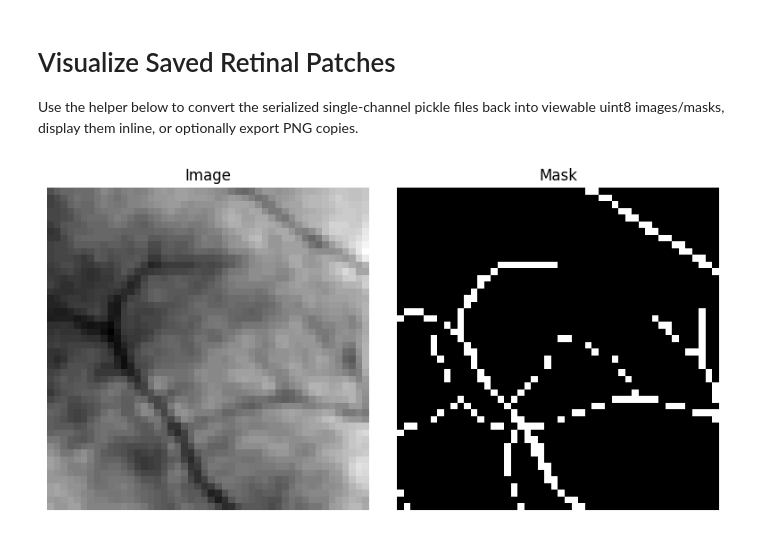
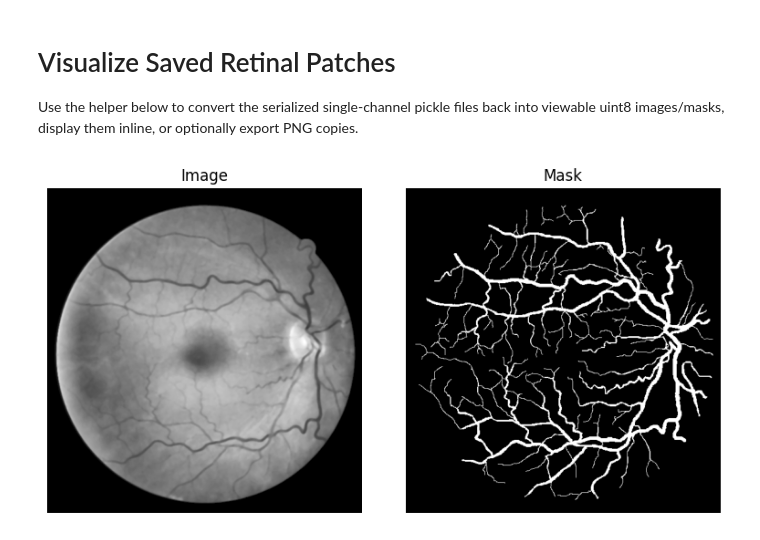
Before and after one commit to RenatoCausing/FR-UNet, a Jupyter notebook: PreviewPKL.ipynb, the cells around one changed output. Cells and saved outputs as stored; diff of their text form; code cells hidden in the pictures.

```diff
--- a/PreviewPKL.ipynb
+++ b/PreviewPKL.ipynb
@@ -65,18 +65,21 @@ def display_pair(img_pkl: Path, mask_pkl: Path, figsize: Tuple[int, int] = (8, 4
 def get_patch_pair(folder: Path, index: int) -> Tuple[Path, Path]:
     """Return img/mask pickle paths for a given numeric index."""
     folder = Path(folder)
-    img_path = folder / f"img_patch_{index}.pkl"
-    mask_path = folder / f"gt_patch_{index}.pkl"
+    img_path = folder / f"img/img_DRIVE_DRIVE_00{index}.pkl"
+    mask_path = folder / f"gt/gt_DRIVE_DRIVE_00{index}.pkl"
+
+    #img_path = folder / f"img_patch_{index}.pkl"
+    #mask_path = folder / f"gt_patch_{index}.pkl"
     return img_path, mask_path
 # %%
 # Example: update the folder/index below to inspect a specific pair
 # data_folder should point to the directory that contains the img_patch_*.pkl and gt_patch_*.pkl files.
 # For instance: Path("datasets/ALL/training_pro")
 
-data_folder = Path("D:/FR-UNet/FR-UNet/ALL/training_pro")
-patch_index = 16000  # change to whichever patch you want to inspect
+data_folder = Path("D:/DRIVE/FINAL FINAL DATASET CONSOLIDATED/test_pro")
+patch_index = 2  # change to whichever patch you want to inspect
 
 img_pkl, mask_pkl = get_patch_pair(data_folder, patch_index)
 display_pair(img_pkl, mask_pkl, save_dir=Path("preview_pngs"))
 # %% [output]
-[figure, old version]
+[figure, new version]
```
Also changed, not shown: 5 other files.
